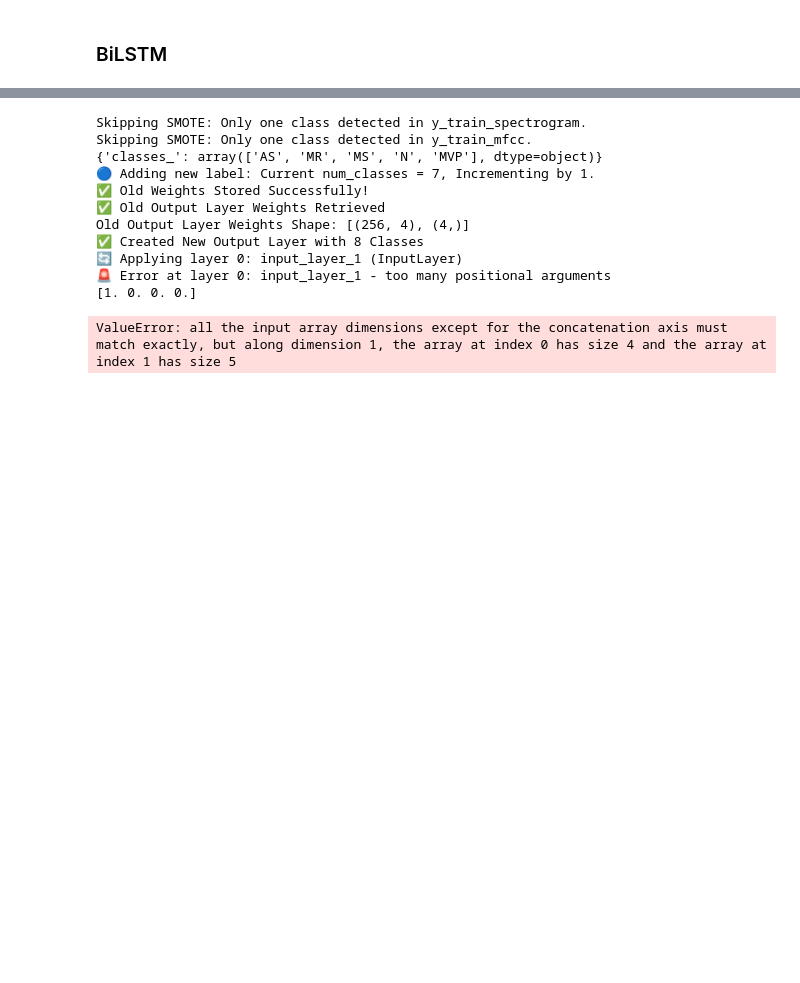
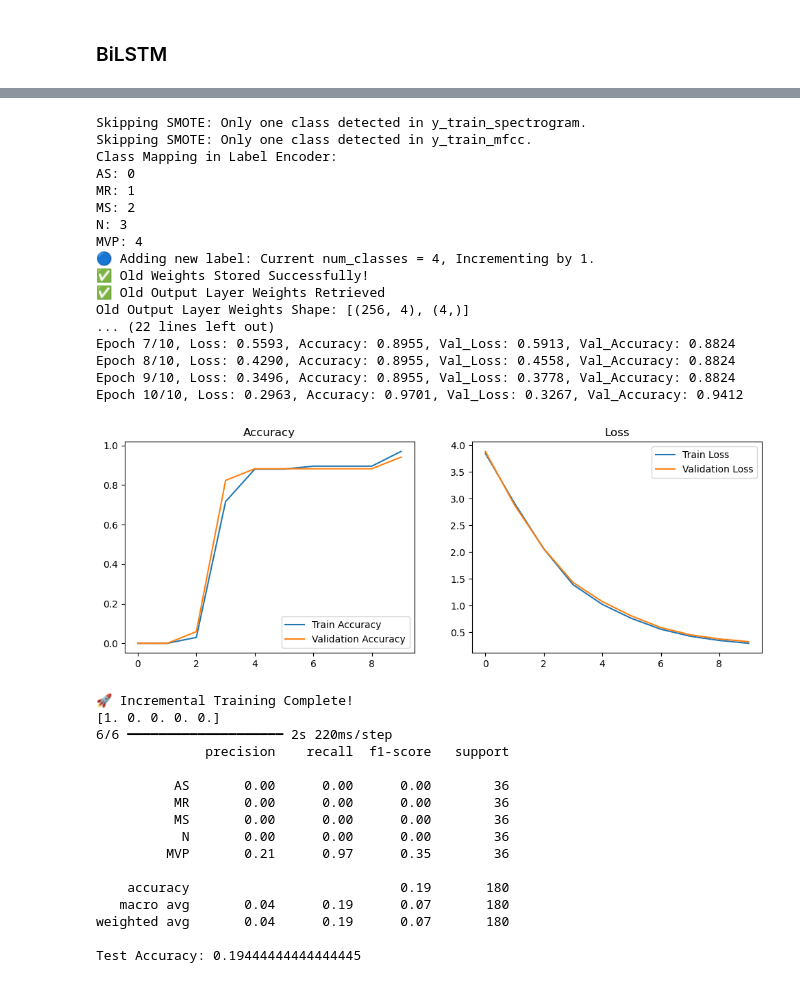
Before and after one commit to Kuppamshireesha/Incremental_Frameworks_Heart_Murmur_Classification, a Jupyter notebook: Code/V2_Redo.ipynb, the cells around one changed output, grey strips where cells are left out. Drawn from its saved outputs; the diff is of its cells as text; code cells hidden in the pictures; blank space fills up the shorter version.

```diff
--- a/Code/V2_Redo.ipynb
+++ b/Code/V2_Redo.ipynb
@@ -488,36 +494,61 @@ Test Accuracy: 0.9027777777777778
 # %%
 with open("label_encoder.pkl", "rb") as f:
     loaded_label_encoder = pickle.load(f)
 
 mvp_csv_path = r"..\Dataset\continuous_audio_mfcc_features_with_labels.csv"
 mvp_train_x_mfcc, mvp_train_y_mfcc, mvp_test_x_mfcc, mvp_test_y_mfcc, _, _, _, _, upd_label_encoder, _ = SplitDataset(mvp_csv_path, loaded_label_encoder)
 
 _,_,old_x_test_mfcc, old_y_test_mfcc, _,_,_,_,upd_label_encoder, _ = SplitDataset(initial_csv_path, upd_label_encoder)
-print(upd_label_encoder.__dict__)
+print("Class Mapping in Label Encoder:")
+for class_name, encoded_value in zip(upd_label_encoder.classes_, range(len(upd_label_encoder.classes_))):
+    print(f"{class_name}: {encoded_value}")
+
 model.add_new_label(mvp_train_x_mfcc, np.argmax(mvp_train_y_mfcc, axis=1)) #use incremental train function.
 
 # Ensure all arrays are NumPy arrays
 print(old_y_test_mfcc[12])
 X_combined_test = np.concatenate((old_x_test_mfcc, mvp_test_x_mfcc), axis=0)
 y_combined_test = np.concatenate((old_y_test_mfcc, mvp_test_y_mfcc), axis=0)
 
 # Evaluate the model with the combined test set
 model.evaluate_model(X_combined_test, np.argmax(y_combined_test, axis=1), upd_label_encoder)
 
 # model.evaluate_model(mvp_test_x_mfcc, np.argmax(mvp_test_y_mfcc, axis=1), upd_label_encoder)
 
 with open("label_encoder.pkl", "wb") as f:
     pickle.dump(upd_label_encoder, f)
 # %% [output]
 Skipping SMOTE: Only one class detected in y_train_spectrogram.
 Skipping SMOTE: Only one class detected in y_train_mfcc.
-{'classes_': array(['AS', 'MR', 'MS', 'N', 'MVP'], dtype=object)}
-🔵 Adding new label: Current num_classes = 7, Incrementing by 1.
+Class Mapping in Label Encoder:
+AS: 0
+MR: 1
+MS: 2
+N: 3
+MVP: 4
+🔵 Adding new label: Current num_classes = 4, Incrementing by 1.
 ✅ Old Weights Stored Successfully!
 ✅ Old Output Layer Weights Retrieved
 Old Output Layer Weights Shape: [(256, 4), (4,)]
-✅ Created New Output Layer with 8 Classes
-🔄 Applying layer 0: input_layer_1 (InputLayer)
-🚨 Error at layer 0: input_layer_1 - too many positional arguments
-[1. 0. 0. 0.]
+... (22 lines left out)
+Epoch 7/10, Loss: 0.5593, Accuracy: 0.8955, Val_Loss: 0.5913, Val_Accuracy: 0.8824
+Epoch 8/10, Loss: 0.4290, Accuracy: 0.8955, Val_Loss: 0.4558, Val_Accuracy: 0.8824
+Epoch 9/10, Loss: 0.3496, Accuracy: 0.8955, Val_Loss: 0.3778, Val_Accuracy: 0.8824
+Epoch 10/10, Loss: 0.2963, Accuracy: 0.9701, Val_Loss: 0.3267, Val_Accuracy: 0.9412
+[figure, added]
-ValueError: all the input array dimensions except for the concatenation axis must match exactly, but along dimension 1, the array at index 0 has size 4 and the array at index 1 has size 5
+🚀 Incremental Training Complete!
+[1. 0. 0. 0. 0.]
+6/6 ━━━━━━━━━━━━━━━━━━━━ 2s 220ms/step
+              precision    recall  f1-score   support
+
+          AS       0.00      0.00      0.00        36
+          MR       0.00      0.00      0.00        36
+          MS       0.00      0.00      0.00        36
+           N       0.00      0.00      0.00        36
+         MVP       0.21      0.97      0.35        36
+
+    accuracy                           0.19       180
+   macro avg       0.04      0.19      0.07       180
+weighted avg       0.04      0.19      0.07       180
+
+Test Accuracy: 0.19444444444444445
```
Also changed, not shown: parts of 6 cells of this notebook.
